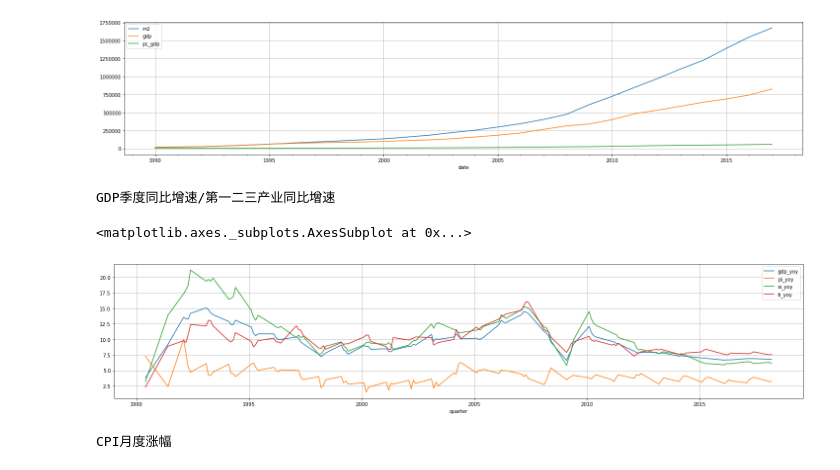
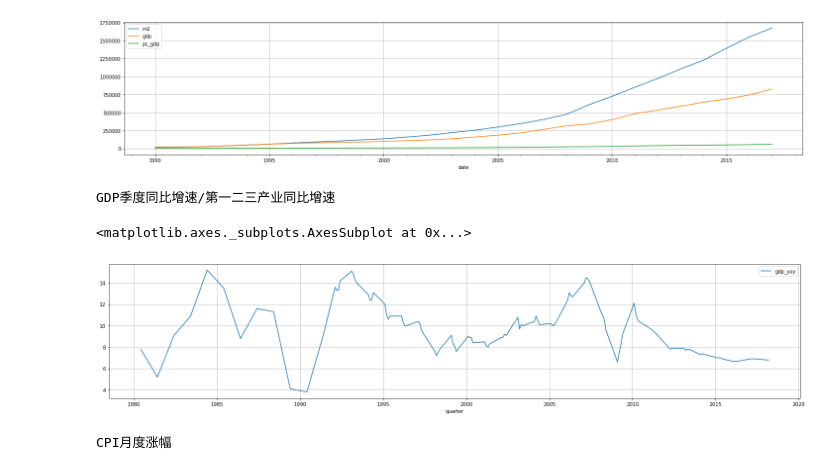
Before and after one commit to hongjundu/financial_analysis, a Jupyter notebook: nteract/macro_data.ipynb, the cells around one changed output. Cells and saved outputs as stored; diff of their text form; code cells hidden in the pictures.

```diff
--- a/nteract/macro_data.ipynb
+++ b/nteract/macro_data.ipynb
@@ -136,19 +136,19 @@ GDP/人均GDP/M2
 # %%
 df=ts.get_gdp_quarter()
 df.dropna()
 df['quarter']=df['quarter'].astype('float64')
 df['gdp_yoy']=df['gdp_yoy'].astype('float64')
 df['pi_yoy']=df['pi_yoy'].astype('float64')
 df['si_yoy']=df['si_yoy'].astype('float64')
 df['ti_yoy']=df['ti_yoy'].astype('float64')
-df=df[df['quarter']>1990]
+df=df[df['quarter']>1980]
 
 print('GDP季度同比增速/第一二三产业同比增速')
-df.plot(kind='line', x='quarter',y=['gdp_yoy','pi_yoy','si_yoy','ti_yoy'], grid=True,figsize=(25,5))
+df.plot(kind='line', x='quarter',y=['gdp_yoy'], grid=True,figsize=(25,5))
 # %% [output]
 GDP季度同比增速/第一二三产业同比增速
 <matplotlib.axes._subplots.AxesSubplot at 0x...>
-[figure, old version]
+[figure, new version]
 # %%
 df=ts.get_cpi()
 df['cpi']=df['cpi'].astype('float64')
```
Also changed, not shown: 1 other file.
